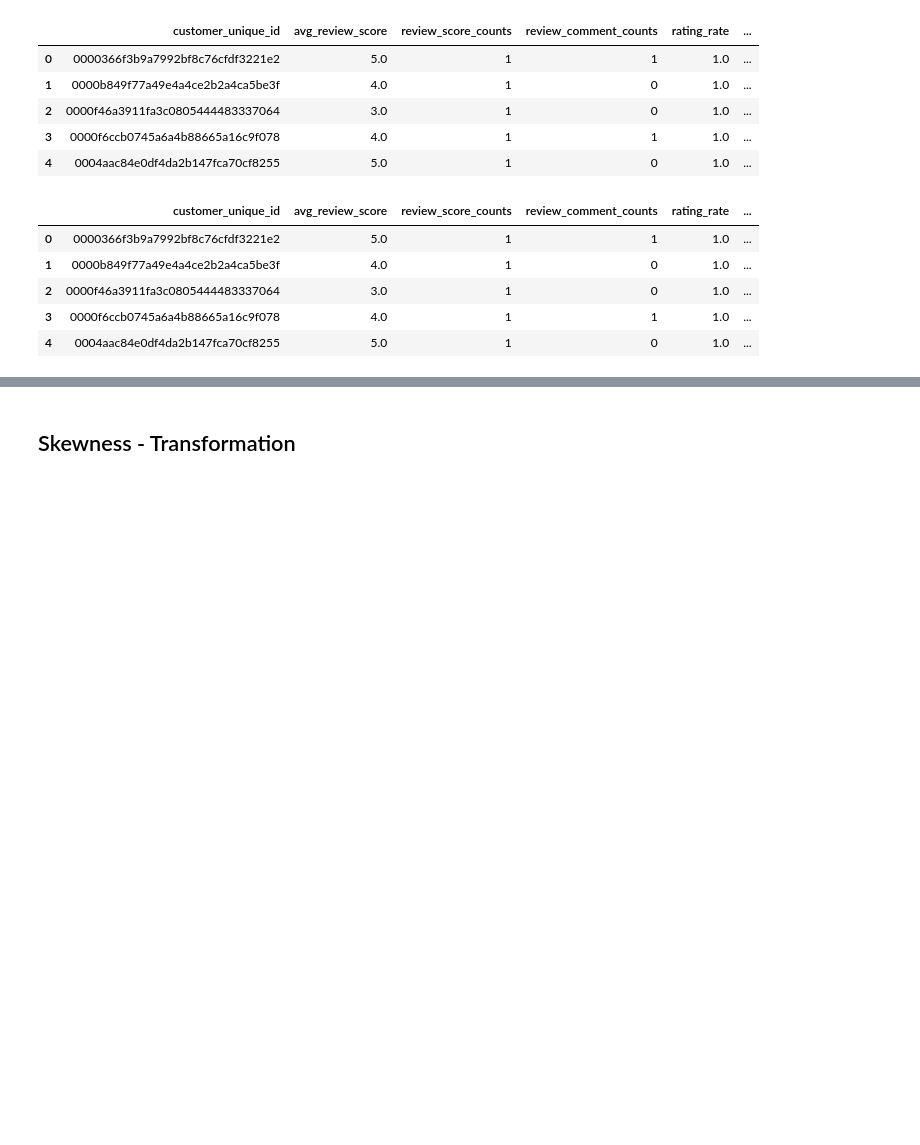
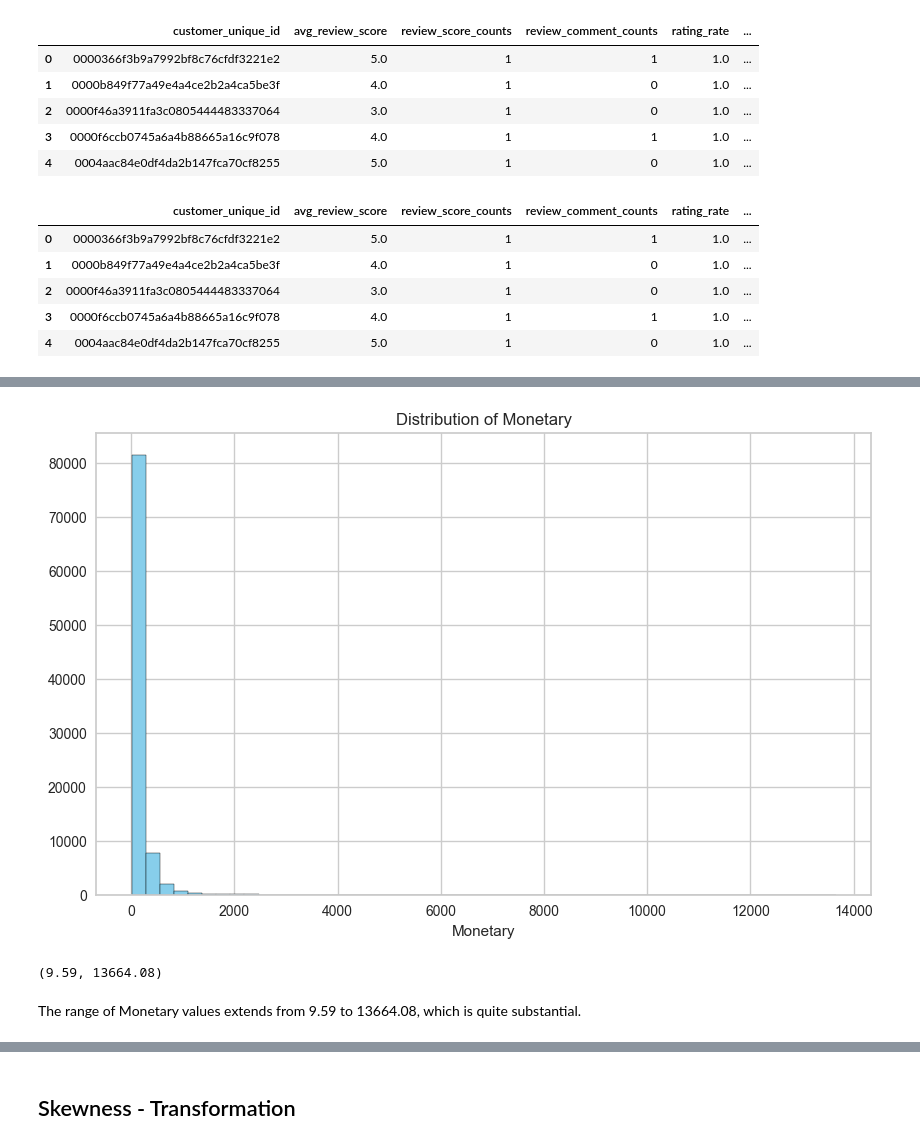
Before and after one commit to CherryLIUxj/Customer-Analysis-Based-On-Olist, a Jupyter notebook: SI618_projectIII.ipynb, the cells around one changed output, grey strips where cells are left out. Drawn from its saved outputs; the diff is of its cells as text; code cells hidden in the pictures; blank space fills up the shorter version.

```diff
--- a/SI618_projectIII.ipynb
+++ b/SI618_projectIII.ipynb
@@ -303,0 +442,9 @@ pd.read_csv('Generated_Dataset/customer_agg_4cluster_proc.csv').head()
+# %%
+customer_frequency = customer_agg_f[['Frequency']]
+
+kmeans = KMeans(n_clusters=3, random_state= 618)
+kmeans.fit(customer_frequency)
+customer_agg_rfm['FrequencyCluster'] = kmeans.predict(customer_frequency)
+
+
+customer_frequency = order_cluster('FrequencyCluster', 'Frequency',customer_agg_rfm,True)
@@ -303,0 +465,3 @@ pd.read_csv('Generated_Dataset/customer_agg_4cluster_proc.csv').head()
+# %%
+customer_agg_m = customer_agg_rfm[['customer_unique_id', 'Monetary']]
+customer_agg_m.head()
@@ -303,0 +475,14 @@ pd.read_csv('Generated_Dataset/customer_agg_4cluster_proc.csv').head()
+# %%
+plt.figure(figsize=(10, 6))
+plt.hist(customer_agg_m['Monetary'],bins=50, color='skyblue', edgecolor='black')
+plt.title('Distribution of Monetary')
+plt.xlabel('Monetary')
+plt.show()
+# %% [output]
+[figure, added]
+# %%
+customer_agg_m['Monetary'].min(), customer_agg_m['Monetary'].max()
+# %% [output]
+(9.59, 13664.08)
+# %% [markdown]
+The range of Monetary values extends from 9.59 to 13664.08, which is quite substantial.
```
Also changed, not shown: parts of 61 cells of this notebook, 1 other file.
